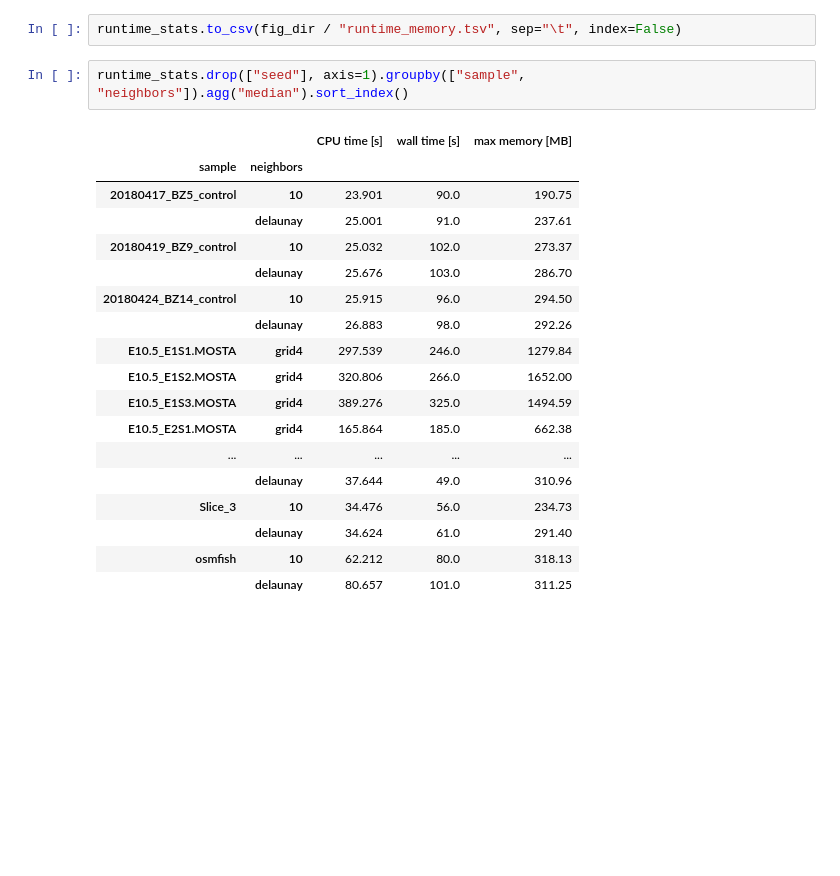
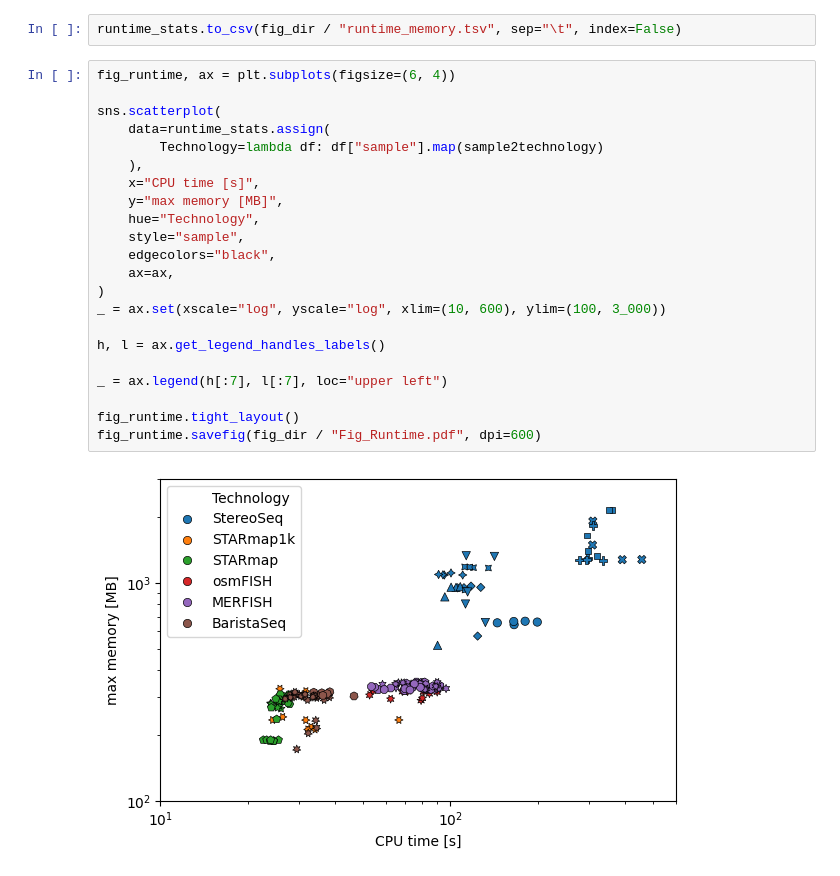
Before and after one commit to HiDiHlabs/SpatialLeiden-Study, a Jupyter notebook: 3_Fig.ipynb, the cells around one changed output. Drawn from its saved outputs; the diff is of its cells as text; blank space fills up the shorter version.

Commit message:
add runtime-memory fig

```diff
--- a/3_Fig.ipynb
+++ b/3_Fig.ipynb
@@ -473,24 +473,27 @@ runtime_stats = (
 )
 # %%
 runtime_stats.to_csv(fig_dir / "runtime_memory.tsv", sep="\t", index=False)
-# %%
-runtime_stats.drop(["seed"], axis=1).groupby(["sample", "neighbors"]).agg("median").sort_index()
-# %% [output]
-|  |  | CPU time [s] | wall time [s] | max memory [MB] |
-| sample | neighbors |  |  |  |
-| 20180417_BZ5_control | 10 | 23.901 | 90.0 | 190.75 |
-|  | delaunay | 25.001 | 91.0 | 237.61 |
-| 20180419_BZ9_control | 10 | 25.032 | 102.0 | 273.37 |
-|  | delaunay | 25.676 | 103.0 | 286.70 |
-| 20180424_BZ14_control | 10 | 25.915 | 96.0 | 294.50 |
-|  | delaunay | 26.883 | 98.0 | 292.26 |
-| E10.5_E1S1.MOSTA | grid4 | 297.539 | 246.0 | 1279.84 |
-| E10.5_E1S2.MOSTA | grid4 | 320.806 | 266.0 | 1652.00 |
-| E10.5_E1S3.MOSTA | grid4 | 389.276 | 325.0 | 1494.59 |
-| E10.5_E2S1.MOSTA | grid4 | 165.864 | 185.0 | 662.38 |
-| ... | ... | ... | ... | ... |
-|  | delaunay | 37.644 | 49.0 | 310.96 |
-| Slice_3 | 10 | 34.476 | 56.0 | 234.73 |
-|  | delaunay | 34.624 | 61.0 | 291.40 |
-| osmfish | 10 | 62.212 | 80.0 | 318.13 |
-|  | delaunay | 80.657 | 101.0 | 311.25 |
+# %%
+fig_runtime, ax = plt.subplots(figsize=(6, 4))
+
+sns.scatterplot(
+    data=runtime_stats.assign(
+        Technology=lambda df: df["sample"].map(sample2technology)
+    ),
+    x="CPU time [s]",
+    y="max memory [MB]",
+    hue="Technology",
+    style="sample",
+    edgecolors="black",
+    ax=ax,
+)
+_ = ax.set(xscale="log", yscale="log", xlim=(10, 600), ylim=(100, 3_000))
+
+h, l = ax.get_legend_handles_labels()
+
+_ = ax.legend(h[:7], l[:7], loc="upper left")
+
+fig_runtime.tight_layout()
+fig_runtime.savefig(fig_dir / "Fig_Runtime.pdf", dpi=600)
+# %% [output]
+[figure, added]
```
Also changed, not shown: parts of 2 cells of this notebook.
